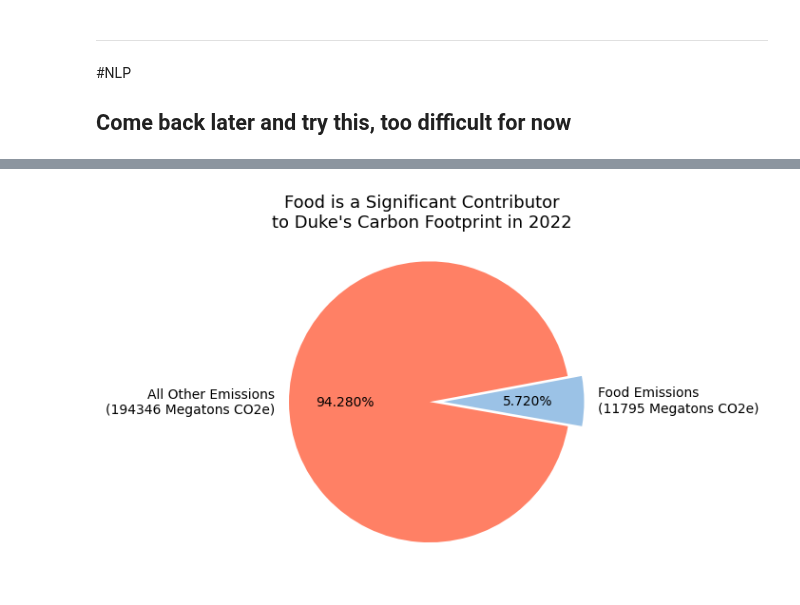
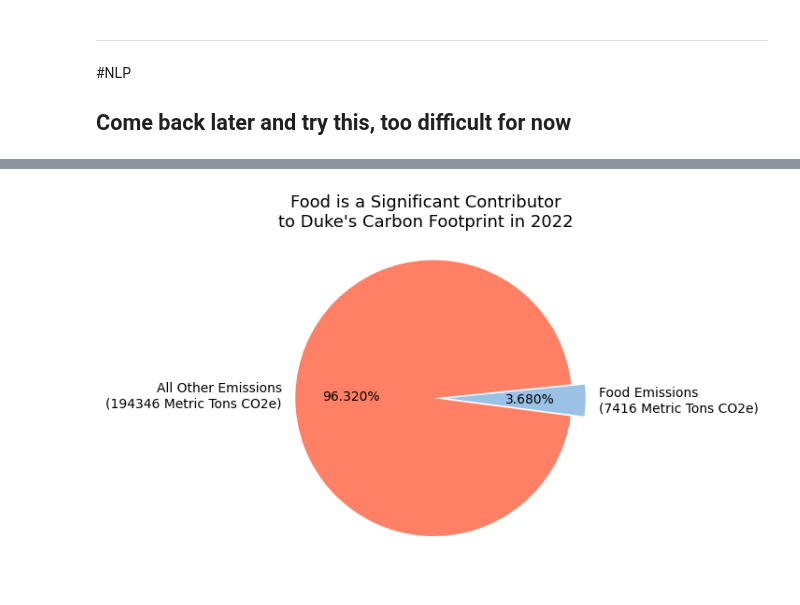
Before and after one commit to ethansong206/Climate-Plus-Project, a Jupyter notebook: DataCleaning.ipynb, the cells around one changed output, grey strips where cells are left out. Saved outputs shown, nothing was run; the diff lists cells and outputs as text; code cells hidden in the pictures.

```diff
--- a/DataCleaning.ipynb
+++ b/DataCleaning.ipynb
@@ -851,17 +855,17 @@ plt.show()
 # %%
 #@title Visualize Total Food Emissions
-data = [5.72, 94.28]
+data = [3.68, 96.32]
 explode = [0.1, 0]
-keys = ['Food Emissions\n(11795 Megatons CO2e)', \
-        'All Other Emissions\n(194346 Megatons CO2e)']
+keys = ['Food Emissions\n(7416 Metric Tons CO2e)', \
+        'All Other Emissions\n(194346 Metric Tons CO2e)']
 
 colors = ["#9BC2E6", "#FF8065"]
 
 plt.pie(data, labels=keys, colors=colors, autopct='%.3f%%', \
-        explode = explode, startangle = -10)
+        explode = explode, startangle = -7.5)
 plt.suptitle('Food is a Significant Contributor\nto Duke\'s Carbon Footprint in 2022',
              y = .95, fontsize = 13)
 
 plt.show()
 # %% [output]
-[figure, old version]
+[figure, new version]
```
Also changed, not shown: parts of 17 cells of this notebook.
